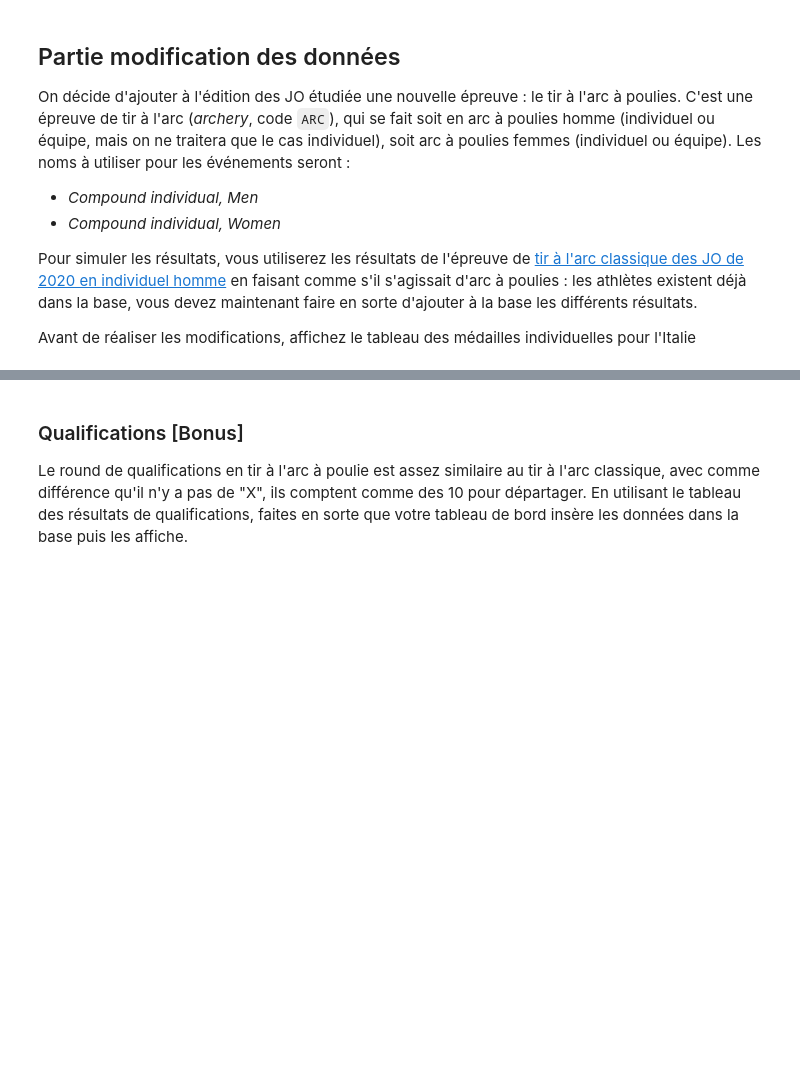
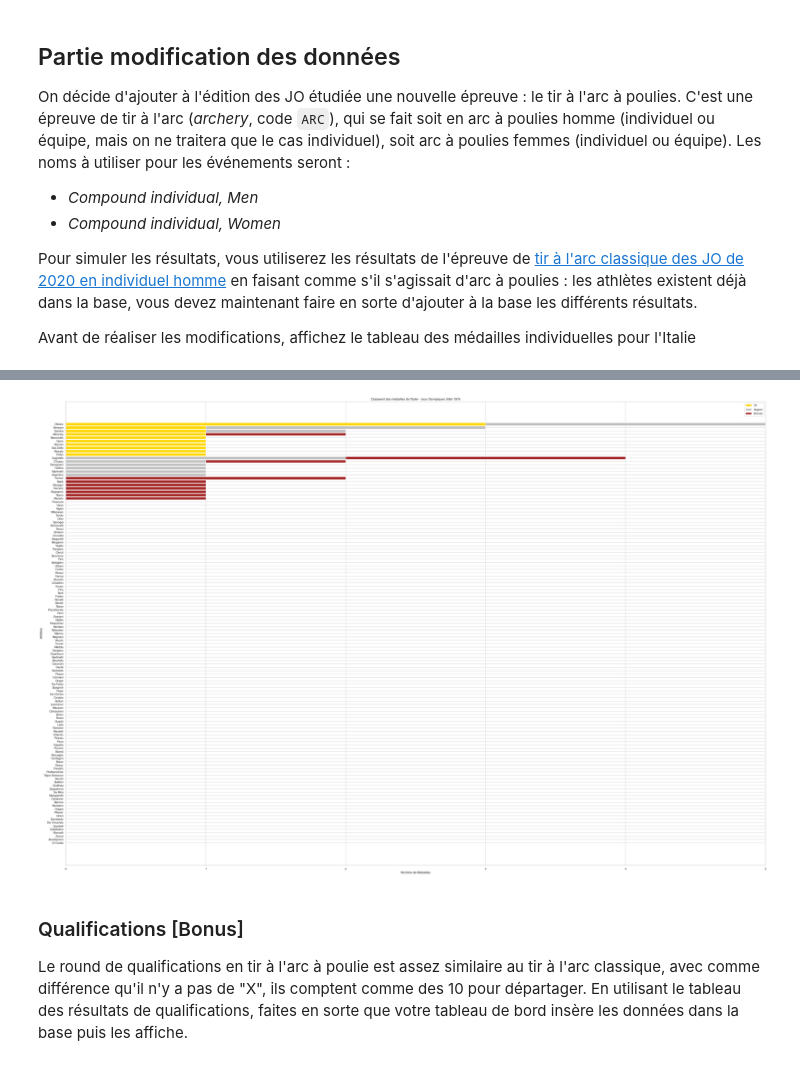
Before and after one commit to zykogithub/projets_IUT, a Jupyter notebook: S2/data_base/partie 2/partie_1.ipynb, the cells around one changed output, grey strips where cells are left out. Drawn from its saved outputs; the diff is of its cells as text; code cells hidden in the pictures; blank space fills up the shorter version.

```diff
--- a/S2/data_base/partie 2/partie_1.ipynb
+++ b/S2/data_base/partie 2/partie_1.ipynb
@@ -530,4 +530,28 @@ data
 127 rows × 5 columns
+# %%
+# Configurer le style de Seaborn
+sns.axes_style("whitegrid")
+
+# Créer une figure matplotlib
+plt.figure(figsize=(48, 32))
+
+# Créer un bar plot avec Matplotlib pour visualiser les top 10 NOC par médailles
+plt.barh(data['NOM'], data['NBOR'], color='gold', label='Or')
+plt.barh(data['NOM'], data['NBARGENT'], left=data['NBOR'], color='silver', label='Argent')
+plt.barh(data['NOM'], data['NBBRONZE'], left=data['NBOR'] + data['NBARGENT'], color='brown', label='Bronze')
+
+# Ajouter un titre et des labels
+plt.title('Classeent des médailles de l\'Italie - Jeux Olympiques d\'été 1976')
+plt.xlabel('Nombre de Médailles')
+plt.ylabel('Athlètes')
+
+# Afficher la légende
+plt.legend()
+
+# Afficher le graphique
+plt.show()
+# %% [output]
+[figure, added]
 # %% [markdown]
 ### Qualifications [Bonus]
 
```
Also changed, not shown: parts of 1 cell of this notebook, 2 other files.
